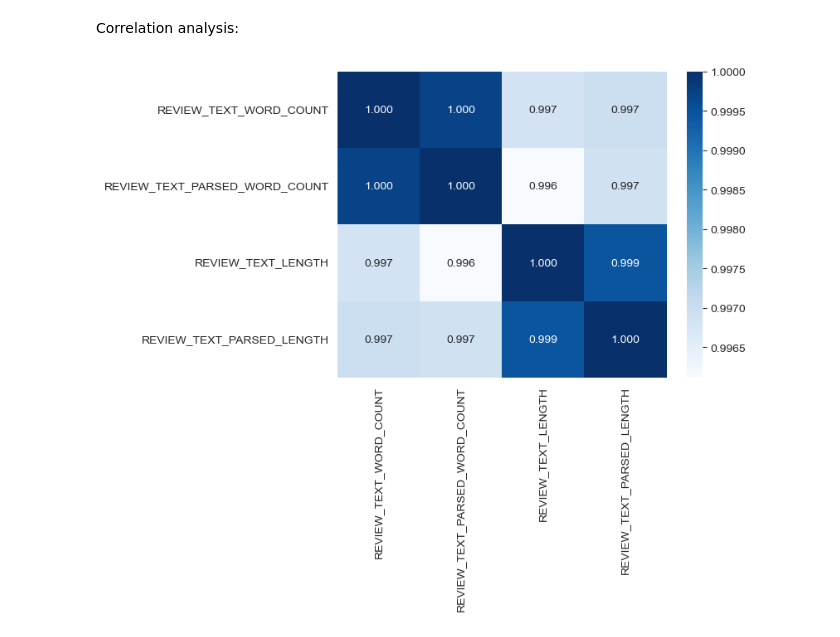
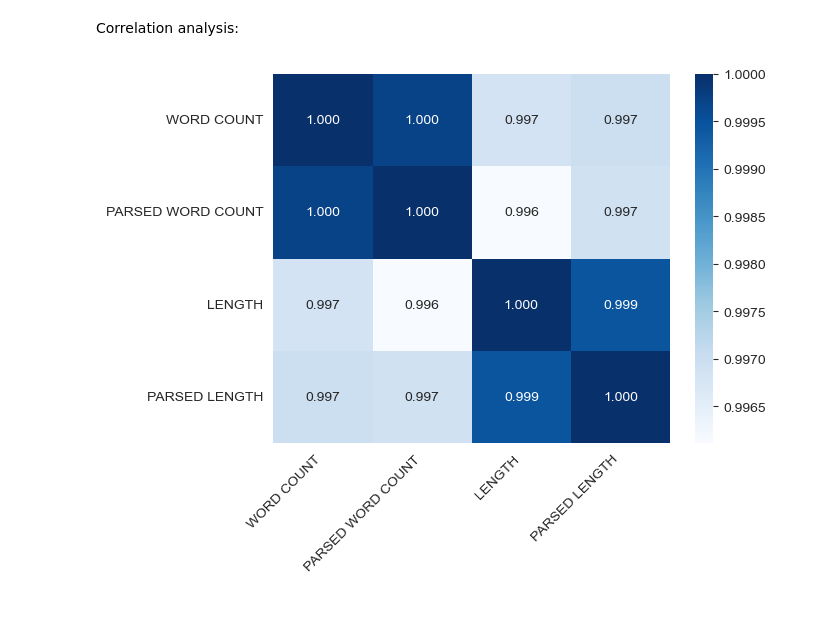
Before and after one commit to Gianma23/amazon_fake_reviews_detection, a Jupyter notebook: data_exploration.ipynb, the cells around one changed output. Saved outputs shown, nothing was run; the diff lists cells and outputs as text; code cells hidden in the pictures; blank space fills up the shorter version.

```diff
--- a/data_exploration.ipynb
+++ b/data_exploration.ipynb
@@ -97,7 +97,7 @@ plt.show()
 # %%
 from utils.text_preprocess import Parser
 df['REVIEW_TEXT_PARSED'] = df['REVIEW_TEXT'].apply(lambda x: Parser()(x))
-fig, axs = plt.subplots(1, 2, figsize=(15, 6), sharey='all')
+fig, axs = plt.subplots(1, 2, figsize=(15, 5), sharey='all')
 
 for i, text in enumerate(['REVIEW_TEXT', 'REVIEW_TEXT_PARSED']):
     df[f'{text}_WORD_COUNT'] = df[text].apply(lambda x: len(x.split()))
@@ -116,5 +116,5 @@ plt.show()
 # %%
-fig, axs = plt.subplots(1, 2, figsize=(15, 6), sharey='all')
+fig, axs = plt.subplots(1, 2, figsize=(15, 5), sharey='all')
 
 for i, text in enumerate(['REVIEW_TEXT', 'REVIEW_TEXT_PARSED']):
     df[f'{text}_LENGTH'] = df[text].apply(len)
@@ -135,7 +135,13 @@ plt.show()
 Correlation analysis:
 # %%
 correlation_matrix = df[['REVIEW_TEXT_WORD_COUNT', 'REVIEW_TEXT_PARSED_WORD_COUNT', 'REVIEW_TEXT_LENGTH', 'REVIEW_TEXT_PARSED_LENGTH']].corr()
-sns.heatmap(correlation_matrix, annot=True, fmt='.3f', cmap='Blues')
+# Create the heatmap with rotated labels
+sns.heatmap(correlation_matrix, annot=True, fmt='.3f', cmap='Blues',
+            xticklabels=['WORD COUNT', 'PARSED WORD COUNT', 'LENGTH', 'PARSED LENGTH'],
+            yticklabels=['WORD COUNT', 'PARSED WORD COUNT', 'LENGTH', 'PARSED LENGTH'])
+
+# Rotate x-axis labels
+plt.xticks(rotation=45, ha='right')
 plt.show()
 # %% [output]
-[figure, old version]
+[figure, new version]
```
Also changed, not shown: parts of 2 cells of this notebook, 2 other files.
